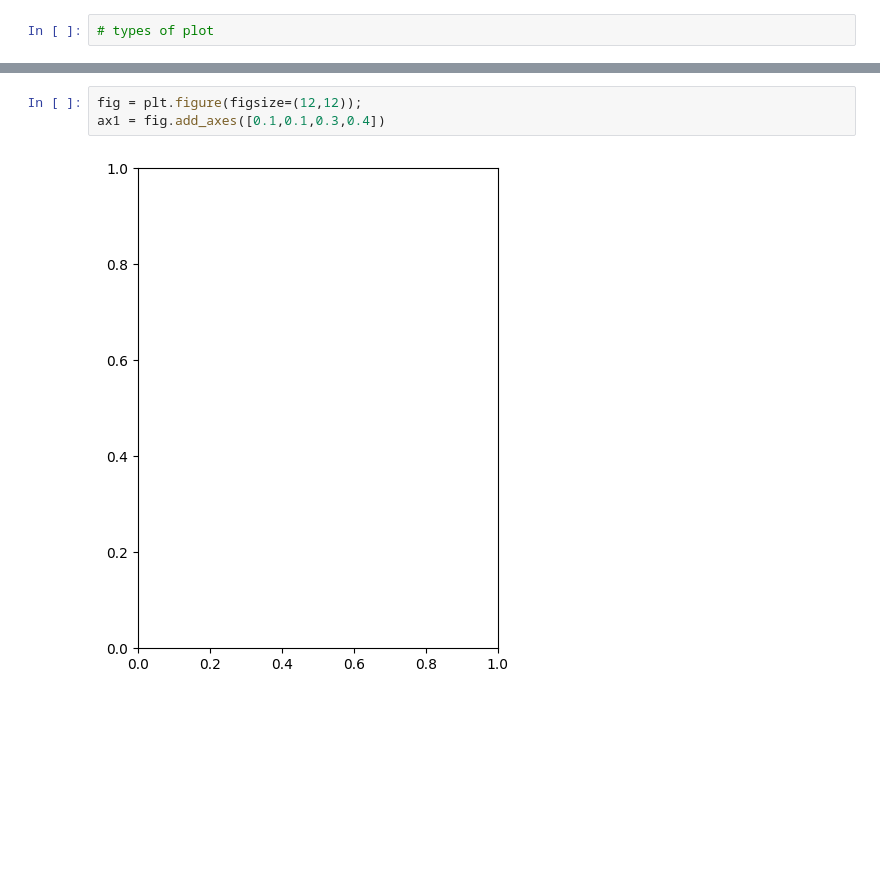
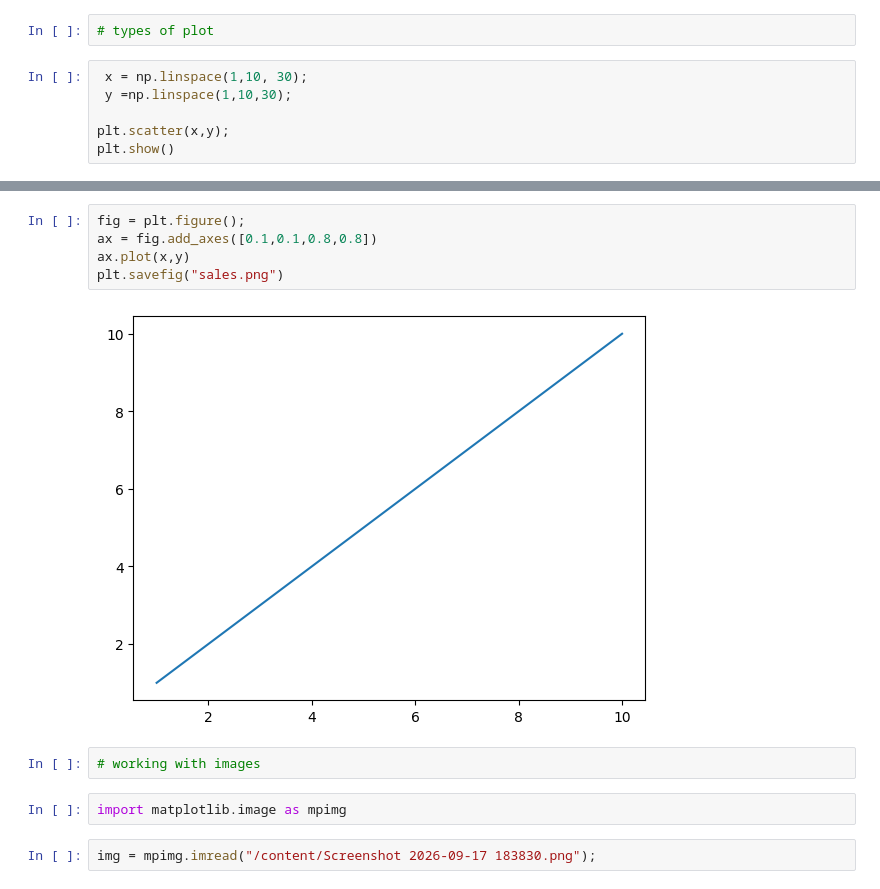
Before and after one commit to Rajmaniverma/AI-ML100days, a Jupyter notebook: Matplotlib_part2.ipynb, the cells around one changed output, grey strips where cells are left out. Drawn from its saved outputs; the diff is of its cells as text; blank space fills up the shorter version.

```diff
--- a/Matplotlib_part2.ipynb
+++ b/Matplotlib_part2.ipynb
@@ -7,3 +5,9 @@ import matplotlib.pyplot as plt
 import numpy as np
 # %%
 # types of plot
+# %%
+ x = np.linspace(1,10, 30);
+ y =np.linspace(1,10,30);
+
+plt.scatter(x,y);
+plt.show()
@@ -10,5 +61,13 @@ import numpy as np
 # %%
-fig = plt.figure(figsize=(12,12));
-ax1 = fig.add_axes([0.1,0.1,0.3,0.4])
+fig = plt.figure();
+ax = fig.add_axes([0.1,0.1,0.8,0.8])
+ax.plot(x,y)
+plt.savefig("sales.png")
 # %% [output]
-[figure, old version]
+[figure, new version]
+# %%
+# working with images
+# %%
+import matplotlib.image as mpimg
+# %%
+img = mpimg.imread("/content/Screenshot 2026-09-17 183830.png");
```
Also changed, not shown: parts of 9 cells of this notebook.
